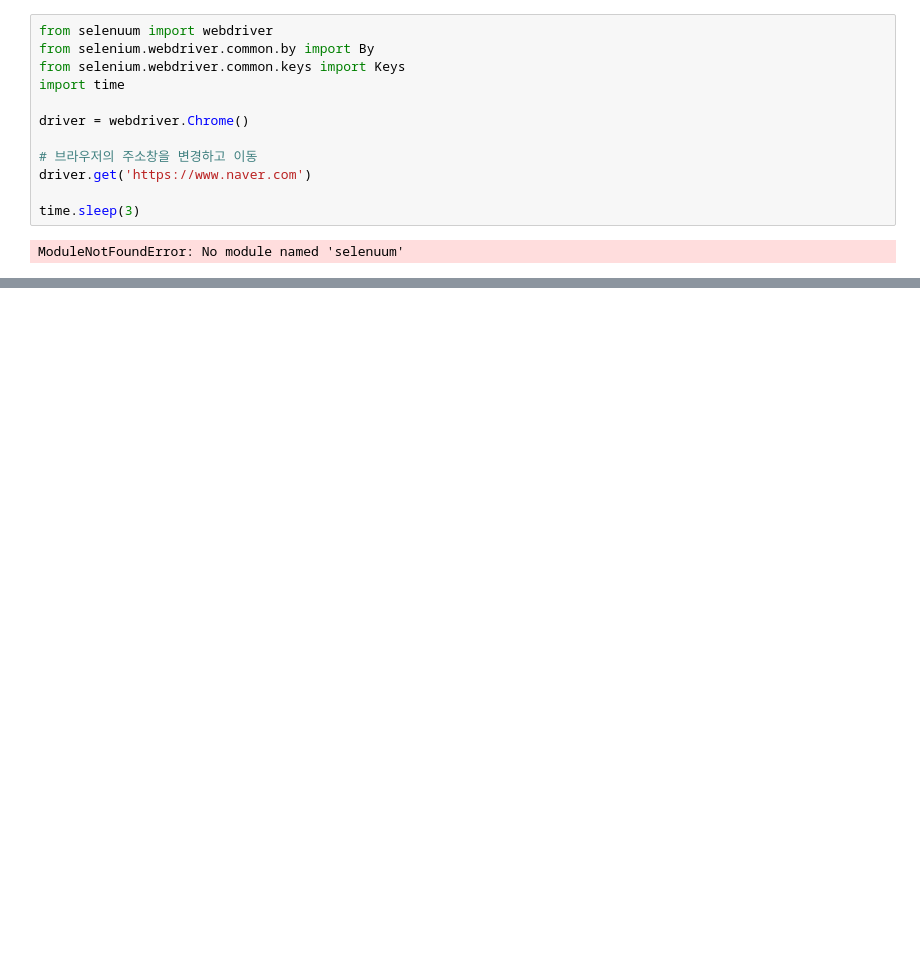
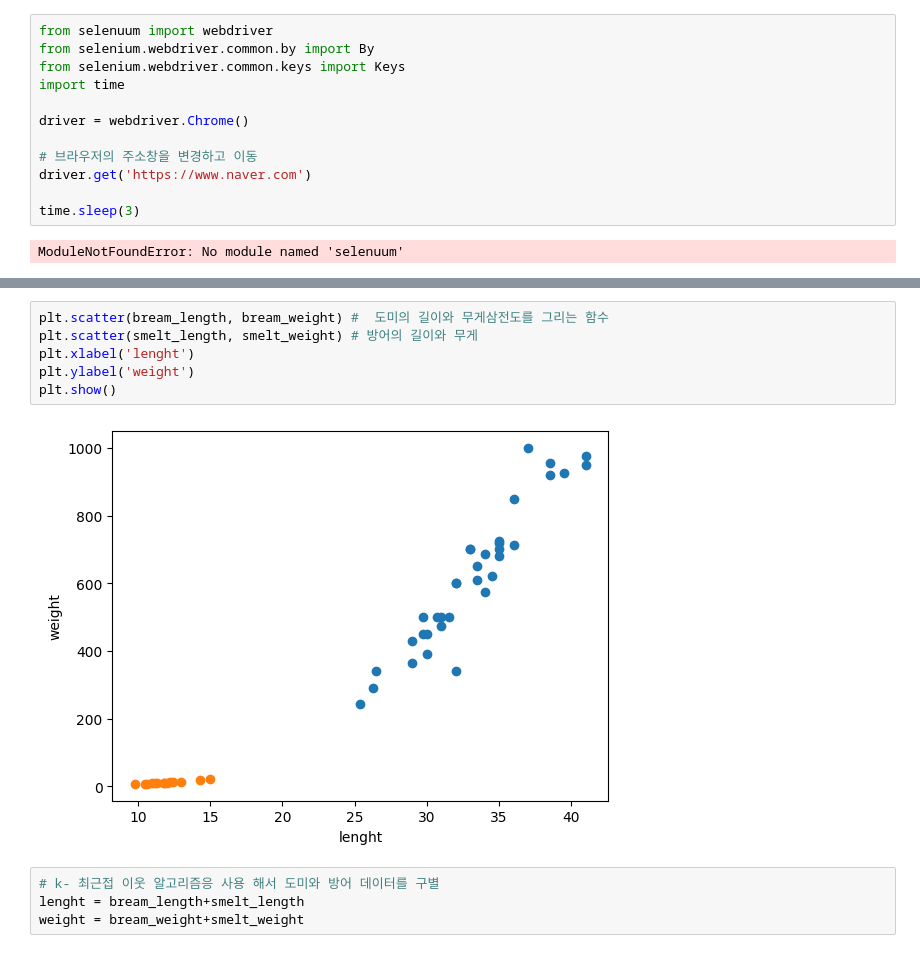
Before and after one commit to SongGunHo/testcode1, a Jupyter notebook: 머신 러닝/source/day01/ex01.ipynb, the cells around one changed output, grey strips where cells are left out. Cells and saved outputs as stored; diff of their text form; blank space fills up the shorter version.

```diff
--- a/머신 러닝/source/day01/ex01.ipynb
+++ b/머신 러닝/source/day01/ex01.ipynb
@@ -34,0 +79,12 @@ ModuleNotFoundError: No module named 'selenuum'
+# %%
+plt.scatter(bream_length, bream_weight) #  도미의 길이와 무게삼전도를 그리는 함수
+plt.scatter(smelt_length, smelt_weight) # 방어의 길이와 무게
+plt.xlabel('lenght')
+plt.ylabel('weight')
+plt.show()
+# %% [output]
+[figure, added]
+# %%
+# k- 최근접 이웃 알고리즘응 사용 해서 도미와 방어 데이터를 구별
+lenght = bream_length+smelt_length
+weight = bream_weight+smelt_weight
```
Also changed, not shown: parts of 11 cells of this notebook.
